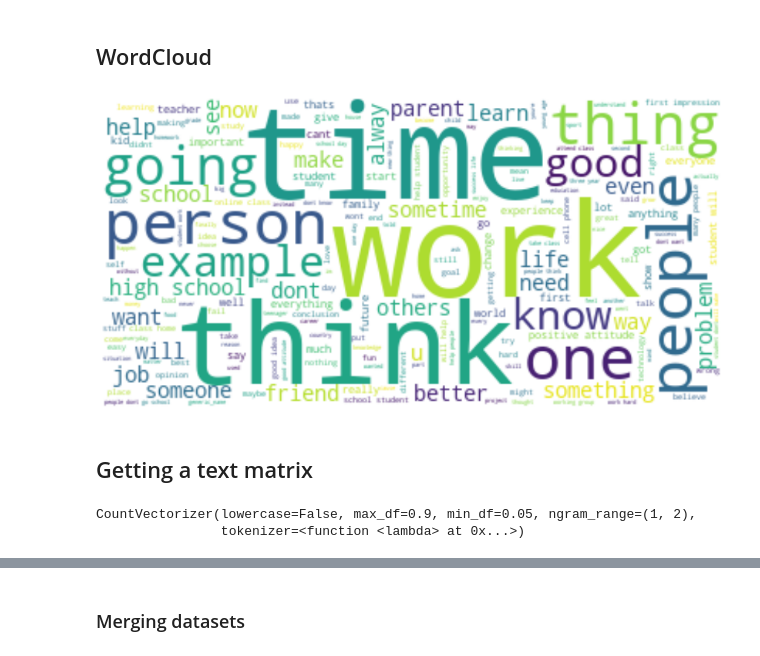
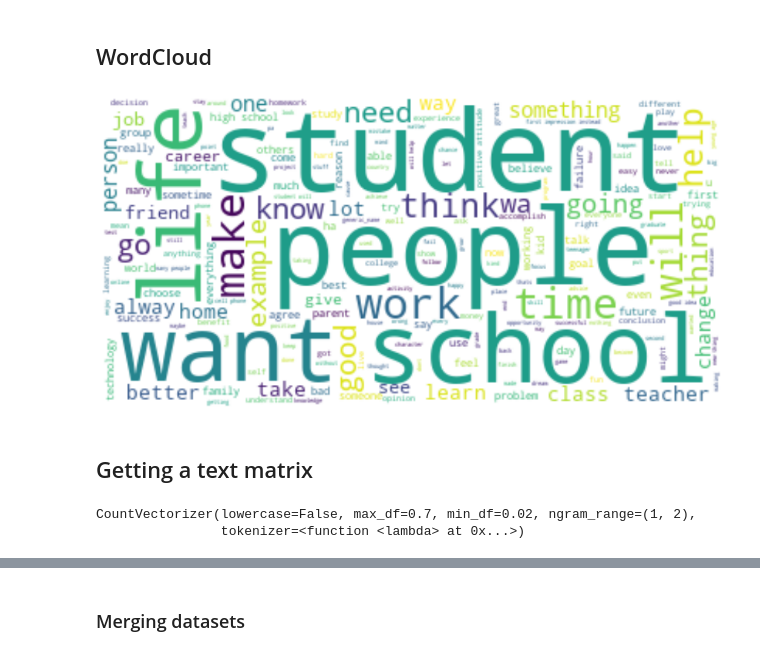
Before and after one commit to anovaYa/DA-Projects, a Jupyter notebook: ELL EDA/ell.ipynb, the cells around one changed output, grey strips where cells are left out. Drawn from its saved outputs; the diff is of its cells as text; code cells hidden in the pictures.

```diff
--- a/ELL EDA/ell.ipynb
+++ b/ELL EDA/ell.ipynb
@@ -122,17 +116,17 @@ def remove_noise(text):
     # Remove whitespaces
     text = text.apply(lambda x: " ".join(x.strip() for x in x.split()))
 
-    # Remove special characters
-    text = text.apply(lambda x: "".join([" " if ord(i) < 32 or ord(i) > 126 else i for i in x]))
+#     # Remove special characters
+#     text = text.apply(lambda x: "".join([" " if ord(i) < 32 or ord(i) > 126 else i for i in x]))
 
-    # Remove punctuation
-    text = text.str.replace('[^\w\s]', '')
+#     # Remove punctuation
+#     text = text.str.replace('[^\w\s]', '')
 
     # Remove numbers
     text = text.str.replace('\d+', '')
 
-    # Remove Stopwords
-    text = text.apply(lambda x: ' '.join([word for word in x.split() if word not in (STOPWORDS)]))
+#     # Remove Stopwords
+#     text = text.apply(lambda x: ' '.join([word for word in x.split() if word not in (STOPWORDS)]))
 
     # Convert to string
     text = text.astype(str)
@@ -176,7 +170,7 @@ def lemmatize_text(text):
     return [lemmatizer.lemmatize(w) for w in w_tokenizer.tokenize(text)]
 
 # Apply the word lemmatizer function to data
-ellTrainData['filtered_text'] = ellTrainData['filtered_text'].apply(lemmatize_text)
+ellTrainData['filtered_text_lemmatize'] = ellTrainData['filtered_text'].apply(lemmatize_text)
 ellTrainData.head()
 # %% [output]
 |  | text_id | full_text | cohesion | syntax | vocabulary | phraseology | grammar | conventions | filtered_text | ... |
@@ -212,24 +206,23 @@ sns.distplot(ellTrainData['words_num'], ax = ax[1, 1])
 # %% [markdown]
 ## WordCloud
 # %%
-text = " ".join(j for i in ellTrainData['filtered_text'] for j in i)
+text = " ".join(j for i in ellTrainData['filtered_text_lemmatize'] for j in i)
 stopwords = set(STOPWORDS)
 wordcloud = WordCloud(stopwords=stopwords, background_color="white").generate(text)
 plt.figure( figsize=(15,10))
 plt.imshow(wordcloud, interpolation='bilinear')
 plt.axis("off")
 plt.show()
 # %% [output]
-[figure, old version]
+[figure, new version]
 # %% [markdown]
 ## Getting a text matrix
 # %%
 # Getting a count of words from the documents
-# Ngram_range is set to 1,2 - meaning either single or two word combination will be extracted
-cvec = CountVectorizer(min_df=.05, max_df=.9, ngram_range=(1,2), tokenizer=lambda x: x, lowercase=False)
-cvec.fit(ellTrainData['filtered_text'])
+cvec = CountVectorizer(min_df=.02, max_df=.7, ngram_range=(1,2), tokenizer=lambda x: x, lowercase=False)
+cvec.fit(ellTrainData['filtered_text_lemmatize'])
 # %% [output]
-CountVectorizer(lowercase=False, max_df=0.9, min_df=0.05, ngram_range=(1, 2),
+CountVectorizer(lowercase=False, max_df=0.7, min_df=0.02, ngram_range=(1, 2),
                 tokenizer=<function <lambda> at 0x...>)
 # %%
 # Getting the total n-gram count
```
Also changed, not shown: parts of 29 cells of this notebook, 1 other file.
